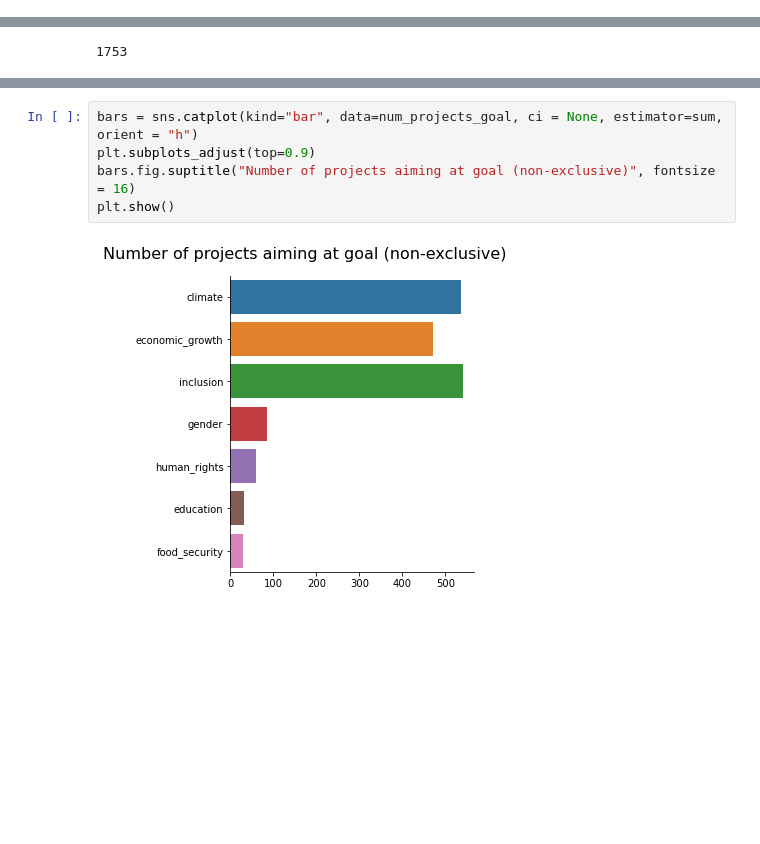
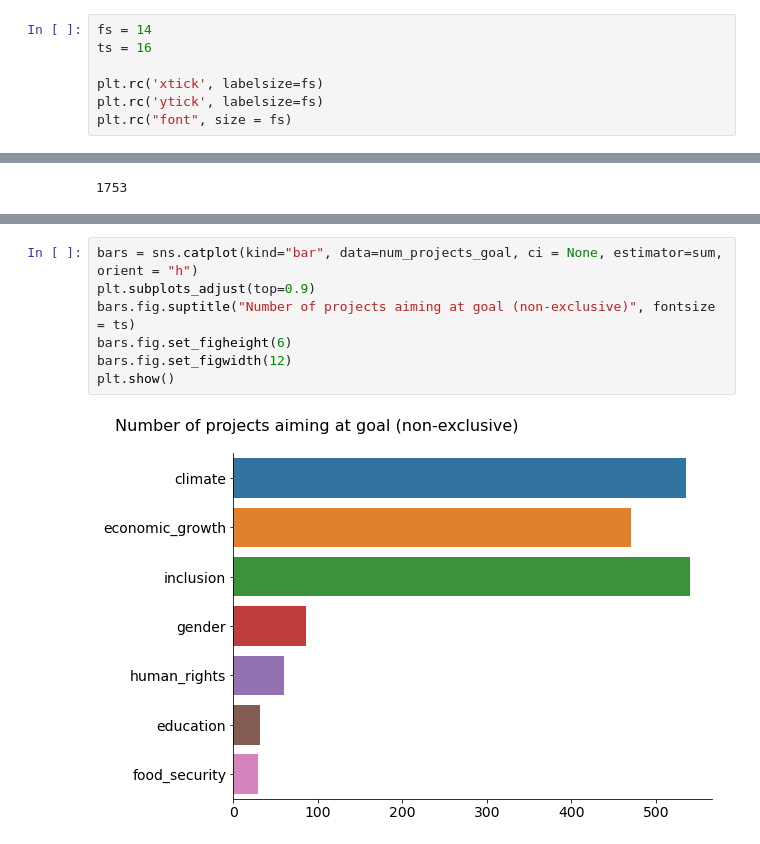
Before and after one commit to Athena84/fmo, a Jupyter notebook: NLP/Visualisation.ipynb, the cells around one changed output, grey strips where cells are left out. Cells and saved outputs as stored; diff of their text form; blank space fills up the shorter version.

Commit message:
Expanded visualisation
Added Visualisation over time

```diff
--- a/NLP/Visualisation.ipynb
+++ b/NLP/Visualisation.ipynb
@@ -5,6 +5,13 @@ import re
 from pathlib import Path
 from matplotlib import pyplot as plt
 import seaborn as sns
+# %%
+fs = 14
+ts = 16
+
+plt.rc('xtick', labelsize=fs)
+plt.rc('ytick', labelsize=fs)
+plt.rc("font", size = fs)
 # %%
 def convert_currency(amount):
 
@@ -153,10 +160,12 @@ plt.show()
 # %%
 bars = sns.catplot(kind="bar", data=num_projects_goal, ci = None, estimator=sum, orient = "h")
 plt.subplots_adjust(top=0.9)
-bars.fig.suptitle("Number of projects aiming at goal (non-exclusive)", fontsize = 16)
+bars.fig.suptitle("Number of projects aiming at goal (non-exclusive)", fontsize = ts)
+bars.fig.set_figheight(6)
+bars.fig.set_figwidth(12)
 plt.show()
 # %% [output]
-[figure, old version]
+[figure, new version]
 # %%
 bars = sns.catplot(kind="bar", data=amounts_goal, ci = None, estimator=sum, orient = "h")
 plt.subplots_adjust(top=0.9)
```
Also changed, not shown: parts of 20 cells of this notebook.
